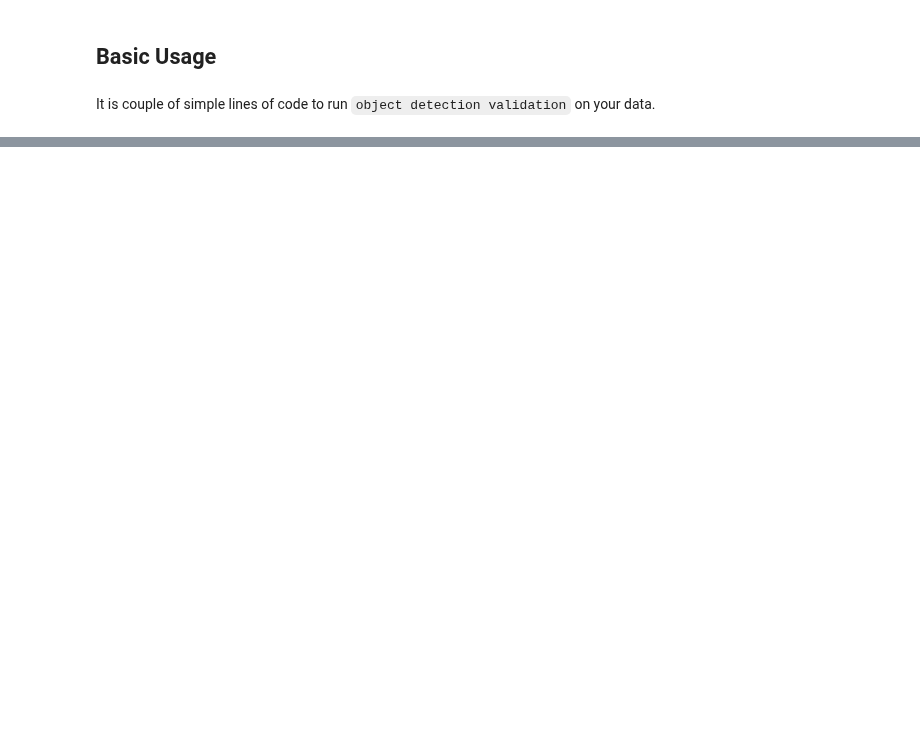
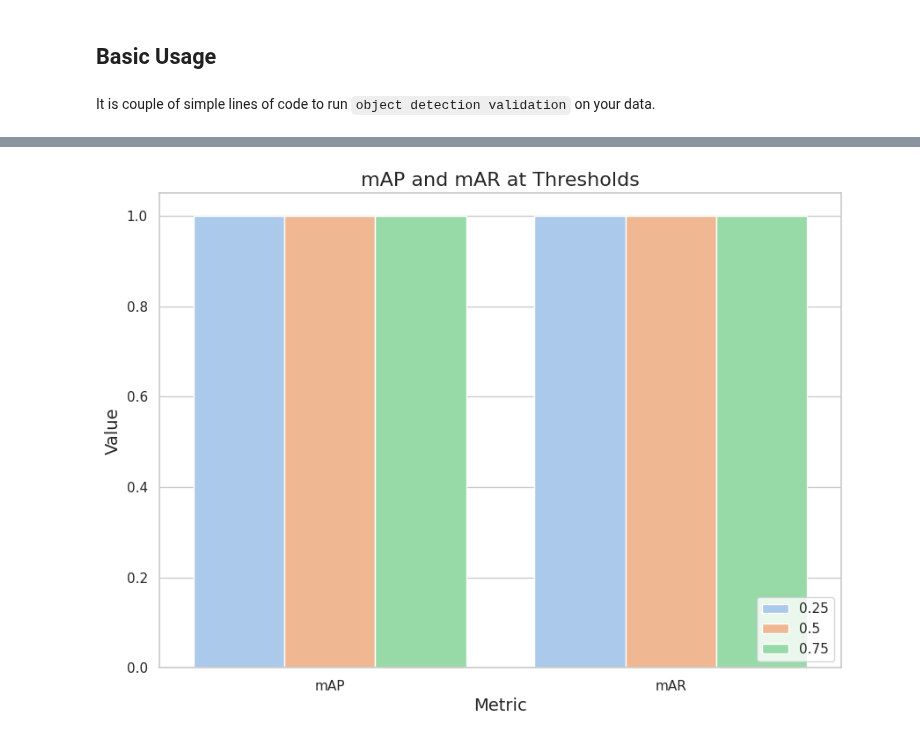
Before and after one commit to gesund-ai/gesund, a Jupyter notebook: examples/object_detection_malaria.ipynb, the cells around one changed output, grey strips where cells are left out. Cells and saved outputs as stored; diff of their text form; code cells hidden in the pictures; blank space fills up the shorter version.

```diff
--- a/examples/object_detection_malaria.ipynb
+++ b/examples/object_detection_malaria.ipynb
@@ -477,0 +216,4 @@ load_image("top_misses.png")
+# %%
+validation_results.plot(metric_name='average_precision', save_plot=False, cohort_id=cohort_id)
+# %% [output]
+[figure, added]
```
Also changed, not shown: parts of 43 cells of this notebook.
